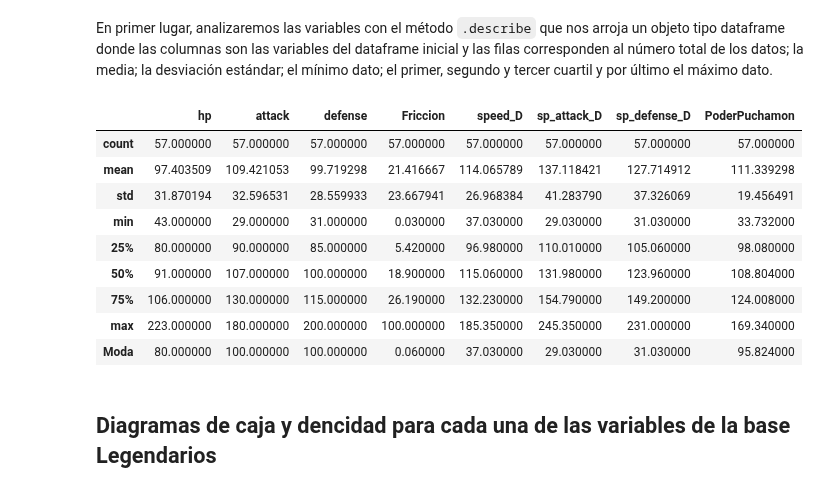
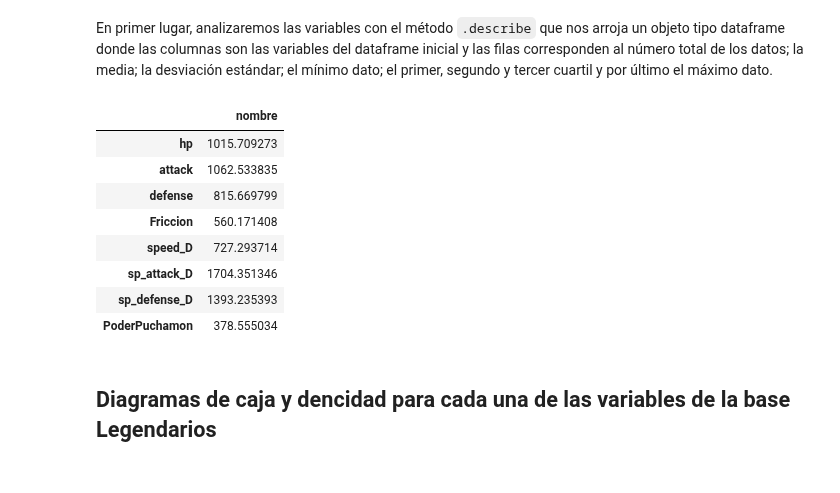
Before and after one commit to Calm-leon/proyecto-an-lisis-de-datos, a Jupyter notebook: Copia_de_Pokemon.ipynb, the cells around one changed output. Saved outputs shown, nothing was run; the diff lists cells and outputs as text; code cells hidden in the pictures.

```diff
--- a/Copia_de_Pokemon.ipynb
+++ b/Copia_de_Pokemon.ipynb
@@ -302,24 +302,28 @@ En primer lugar, analizaremos las variables con el método `.describe` que nos a
 # %%
 T =Legendarios.iloc[:,1:10].describe()
 
 ModaLegendarios=Legendarios.mode(axis=0,numeric_only= True)
 MdLegendarios=ModaLegendarios.head(1)
 MdLegendarios = MdLegendarios.drop(['pokedex_number','is_legendary'],axis=1)
 MdLegendarios
 T= T.append(MdLegendarios,ignore_index= True)
 T.rename(index={0:'count',1:'mean',2:'std',3:'min',4:'25%',5:'50%',6:'75%',7:'max',8:'Moda'},inplace= True)
 T
+
+var=Legendarios.var()              #varianza
+var=pd.DataFrame(var, columns = ['nombre'])
+var = var.drop(['pokedex_number','is_legendary'],axis=0)
+var
 # %% [output]
-|  | hp | attack | defense | Friccion | speed_D | sp_attack_D | sp_defense_D | PoderPuchamon |
-| count | 57.000000 | 57.000000 | 57.000000 | 57.000000 | 57.000000 | 57.000000 | 57.000000 | 57.000000 |
-| mean | 97.403509 | 109.421053 | 99.719298 | 21.416667 | 114.065789 | 137.118421 | 127.714912 | 111.339298 |
-| std | 31.870194 | 32.596531 | 28.559933 | 23.667941 | 26.968384 | 41.283790 | 37.326069 | 19.456491 |
-| min | 43.000000 | 29.000000 | 31.000000 | 0.030000 | 37.030000 | 29.030000 | 31.030000 | 33.732000 |
-| 25% | 80.000000 | 90.000000 | 85.000000 | 5.420000 | 96.980000 | 110.010000 | 105.060000 | 98.080000 |
-| 50% | 91.000000 | 107.000000 | 100.000000 | 18.900000 | 115.060000 | 131.980000 | 123.960000 | 108.804000 |
-| 75% | 106.000000 | 130.000000 | 115.000000 | 26.190000 | 132.230000 | 154.790000 | 149.200000 | 124.008000 |
-| max | 223.000000 | 180.000000 | 200.000000 | 100.000000 | 185.350000 | 245.350000 | 231.000000 | 169.340000 |
-| Moda | 80.000000 | 100.000000 | 100.000000 | 0.060000 | 37.030000 | 29.030000 | 31.030000 | 95.824000 |
+|  | nombre |
+| hp | 1015.709273 |
+| attack | 1062.533835 |
+| defense | 815.669799 |
+| Friccion | 560.171408 |
+| speed_D | 727.293714 |
+| sp_attack_D | 1704.351346 |
+| sp_defense_D | 1393.235393 |
+| PoderPuchamon | 378.555034 |
 # %% [markdown]
 ## Diagramas de caja y dencidad para cada una de las variables de la base Legendarios
 # %% [markdown]
```
